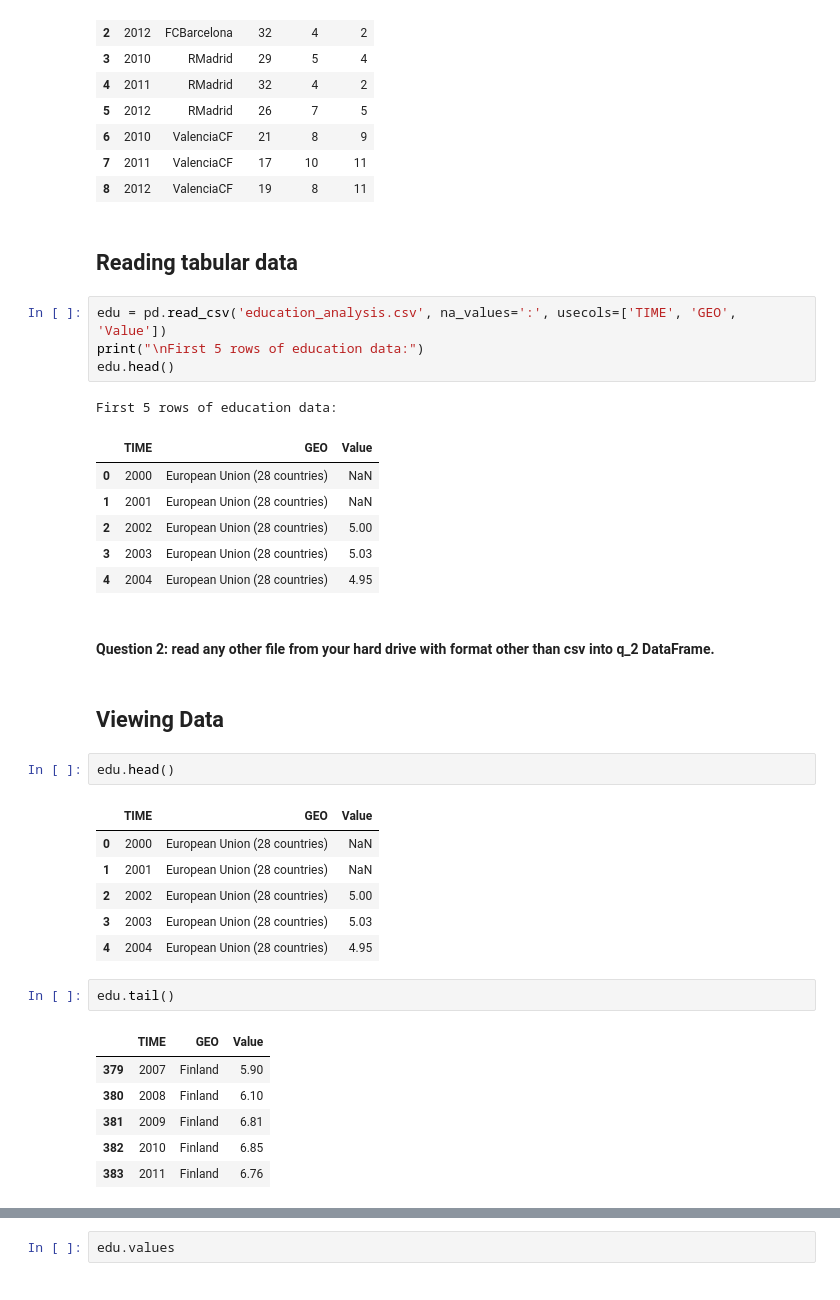
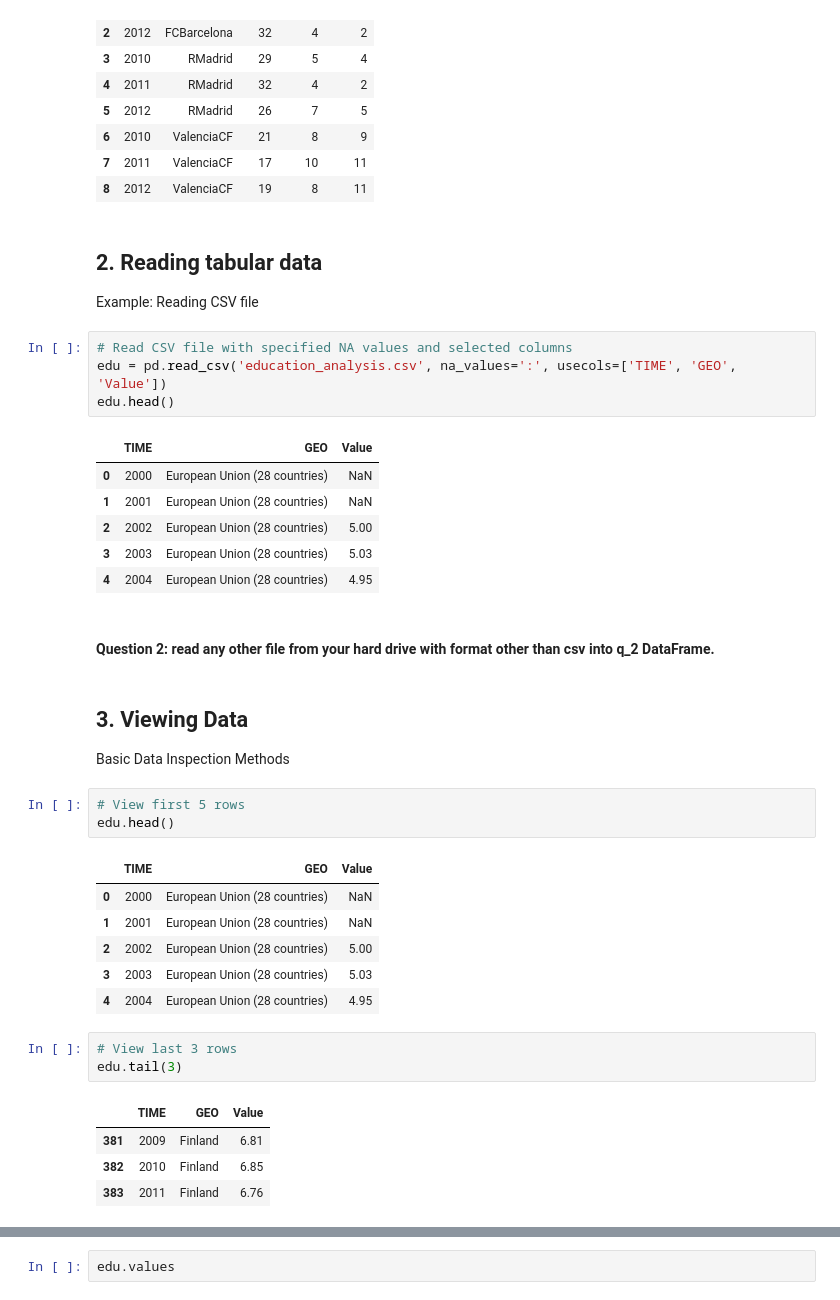
Before and after one commit to DiazHumberto/Lab_3_Pandas, a Jupyter notebook: Lab_E_3.ipynb, the cells around one changed output, grey strips where cells are left out. Drawn from its saved outputs; the diff is of its cells as text.

```diff
--- a/Lab_E_3.ipynb
+++ b/Lab_E_3.ipynb
@@ -71,13 +72,13 @@ football_from_dict
 | 7 | 2011 | ValenciaCF | 17 | 10 | 11 |
 | 8 | 2012 | ValenciaCF | 19 | 8 | 11 |
 # %% [markdown]
-## Reading tabular data
+## 2. Reading tabular data
+Example: Reading CSV file
 # %%
+# Read CSV file with specified NA values and selected columns
 edu = pd.read_csv('education_analysis.csv', na_values=':', usecols=['TIME', 'GEO', 'Value'])
-print("\nFirst 5 rows of education data:")
 edu.head()
 # %% [output]
-First 5 rows of education data:
 |  | TIME | GEO | Value |
 | 0 | 2000 | European Union (28 countries) | NaN |
 | 1 | 2001 | European Union (28 countries) | NaN |
@@ -87,8 +88,10 @@ First 5 rows of education data:
 # %% [markdown]
 #### Question 2: read any other file from your hard drive with format other than csv into q_2 DataFrame.
 # %% [markdown]
-## Viewing Data
+## 3. Viewing Data
+Basic Data Inspection Methods
 # %%
+# View first 5 rows
 edu.head()
 # %% [output]
 |  | TIME | GEO | Value |
@@ -98,11 +101,10 @@ edu.head()
 | 3 | 2003 | European Union (28 countries) | 5.03 |
 | 4 | 2004 | European Union (28 countries) | 4.95 |
 # %%
-edu.tail()
+# View last 3 rows
+edu.tail(3)
 # %% [output]
 |  | TIME | GEO | Value |
-| 379 | 2007 | Finland | 5.90 |
-| 380 | 2008 | Finland | 6.10 |
 | 381 | 2009 | Finland | 6.81 |
 | 382 | 2010 | Finland | 6.85 |
 | 383 | 2011 | Finland | 6.76 |
```
Also changed, not shown: parts of 18 cells of this notebook.
